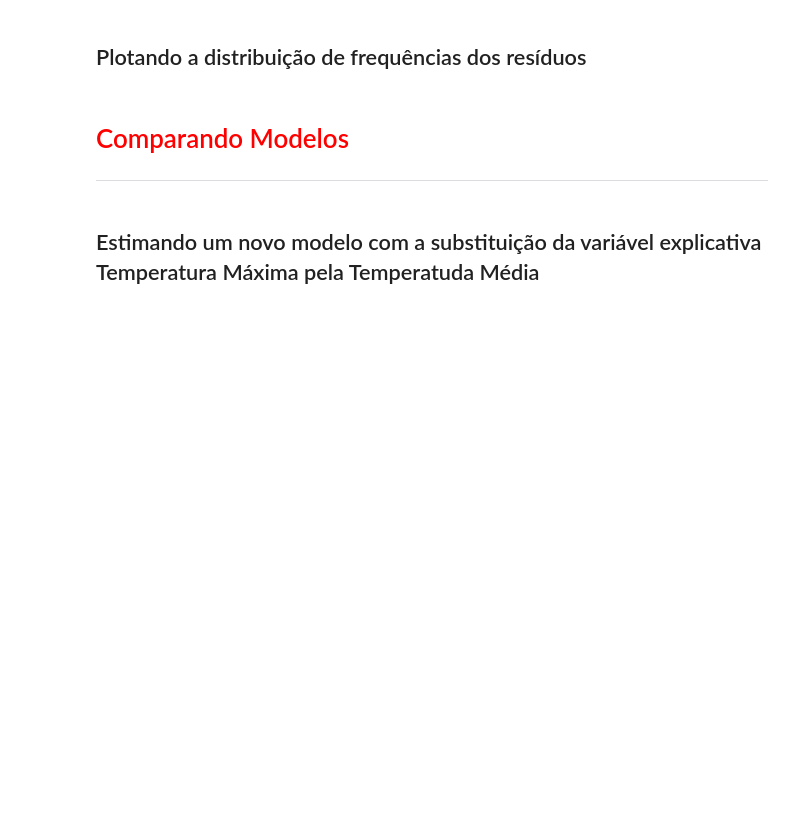
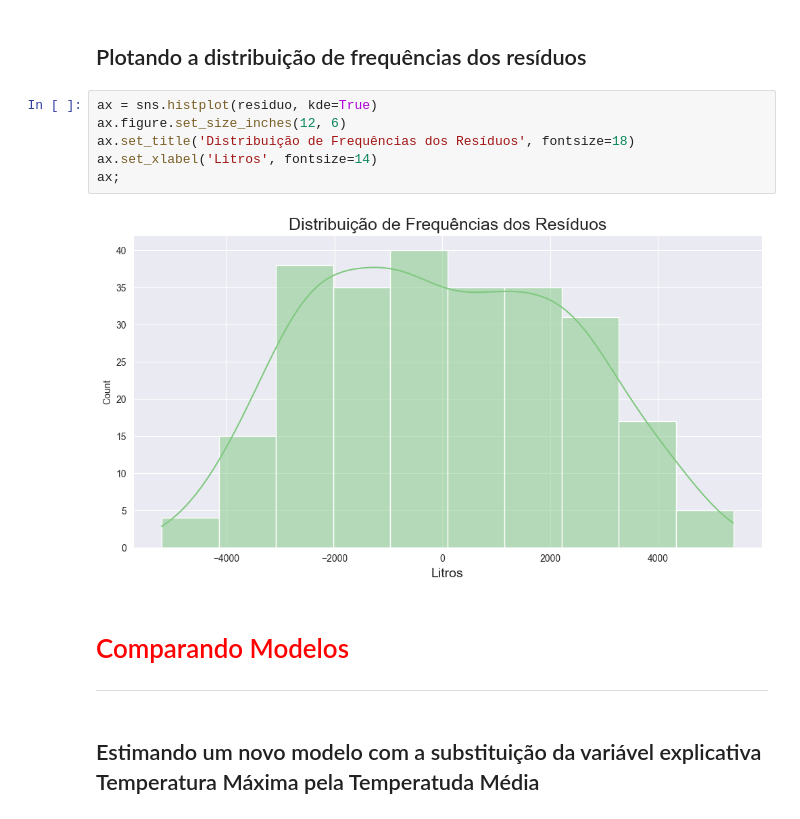
Before and after one commit to enricotm/DataScienceCourse-Alura, a Jupyter notebook: curso05/Regressão Linear.ipynb, the cells around one changed output. Cells and saved outputs as stored; diff of their text form; blank space fills up the shorter version.

```diff
--- a/curso05/Regressão Linear.ipynb
+++ b/curso05/Regressão Linear.ipynb
@@ -409,5 +524,13 @@ Fonte: Econometria Básica - 5ª edição - Gujarati e Porter
 # %% [markdown]
 ## Plotando a distribuição de frequências dos resíduos
+# %%
+ax = sns.histplot(residuo, kde=True)
+ax.figure.set_size_inches(12, 6)
+ax.set_title('Distribuição de Frequências dos Resíduos', fontsize=18)
+ax.set_xlabel('Litros', fontsize=14)
+ax;
+# %% [output]
+[figure, added]
 # %% [markdown]
 # <font color='red' style='font-size: 30px;'>Comparando Modelos</font>
 <hr style='border: 2px solid red;'>
```
Also changed, not shown: parts of 49 cells of this notebook, 1 other file.
